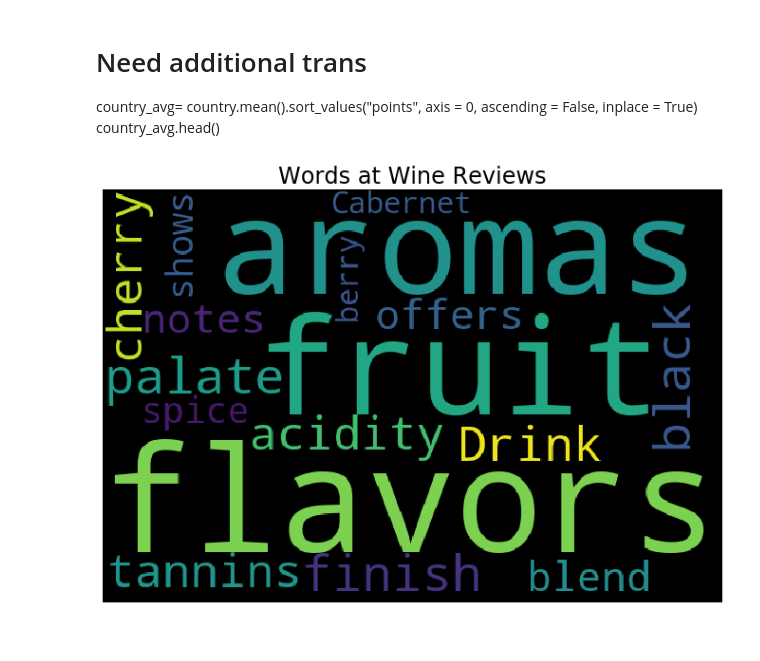
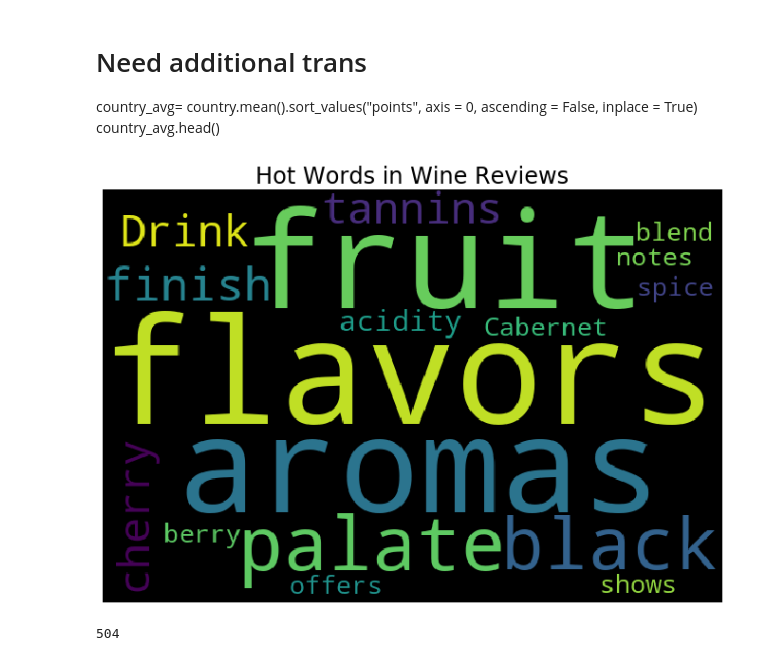
Before and after one commit to alanhuerta1/ETL-, a Jupyter notebook: SipHappens.ipynb, the cells around one changed output. Saved outputs shown, nothing was run; the diff lists cells and outputs as text; code cells hidden in the pictures.

```diff
--- a/SipHappens.ipynb
+++ b/SipHappens.ipynb
@@ -293,27 +318,31 @@ top20 = rwCounts[:20]#testing for 1 review
 # %%
 ##Simple WC
 #create WC
 # wordcloud= WordCloud().generate(text)
 # #display
 # plt.imshow(wordcloud, interpolation= 'bilinear')
 # plt.axis("off")
 # plt.show()
 #wordcloud.to_file()
 
 #Glorious WC
 words = ''
 for w in top20.index:
     for i in range(top20.loc[w] // 5000):
         words = words + w + ' '
 
 plt.figure(figsize=(12,8))
 wc = WordCloud(background_color='black', max_font_size=200,
                             width=600,
                             height=400,
                             max_words=20,
                             relative_scaling=.2).generate(words)
 plt.imshow(wc)
-plt.title("Words at Wine Reviews", fontsize=24)
+plt.title("Hot Words in Wine Reviews", fontsize=24)
 plt.axis("off");
 # %% [output]
-[figure, old version]
+[figure, new version]
+# %%
+len(secmerge_df['variety'].unique().tolist())
+# %% [output]
+504
```
Also changed, not shown: parts of 7 cells of this notebook, 1 other file.
